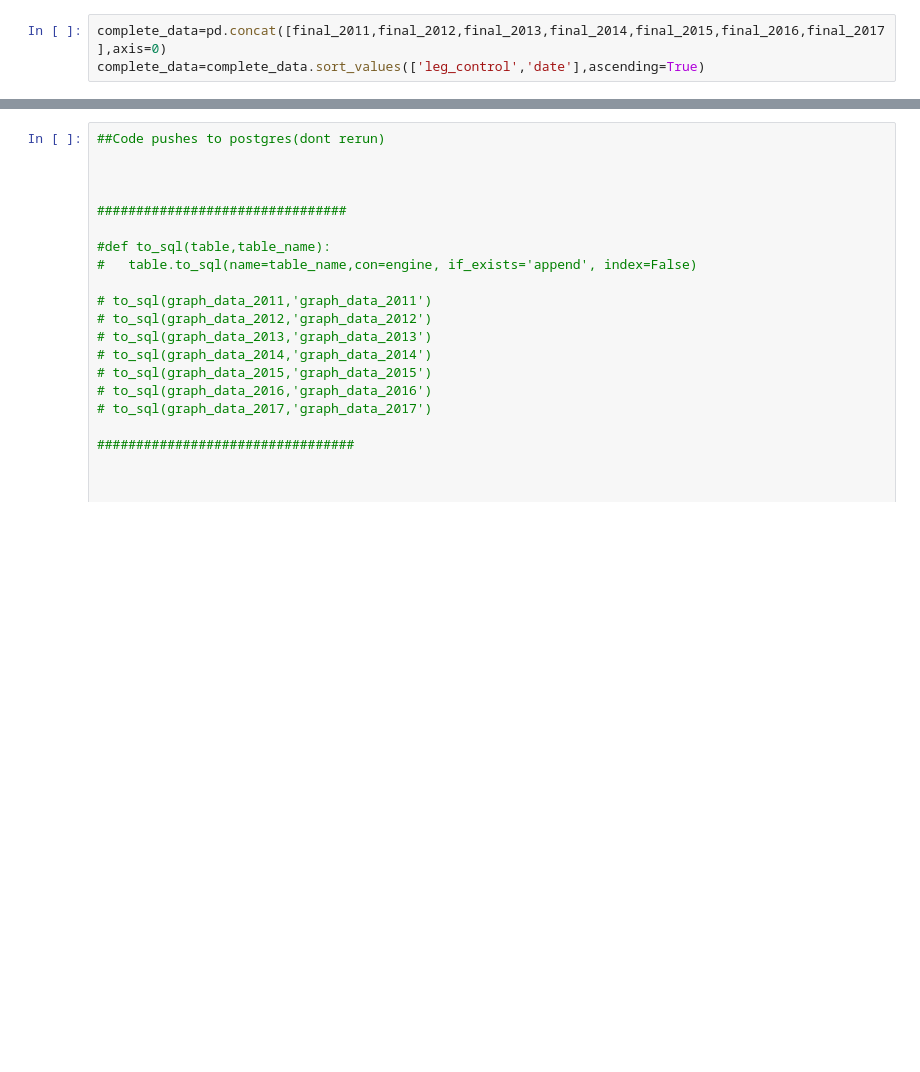
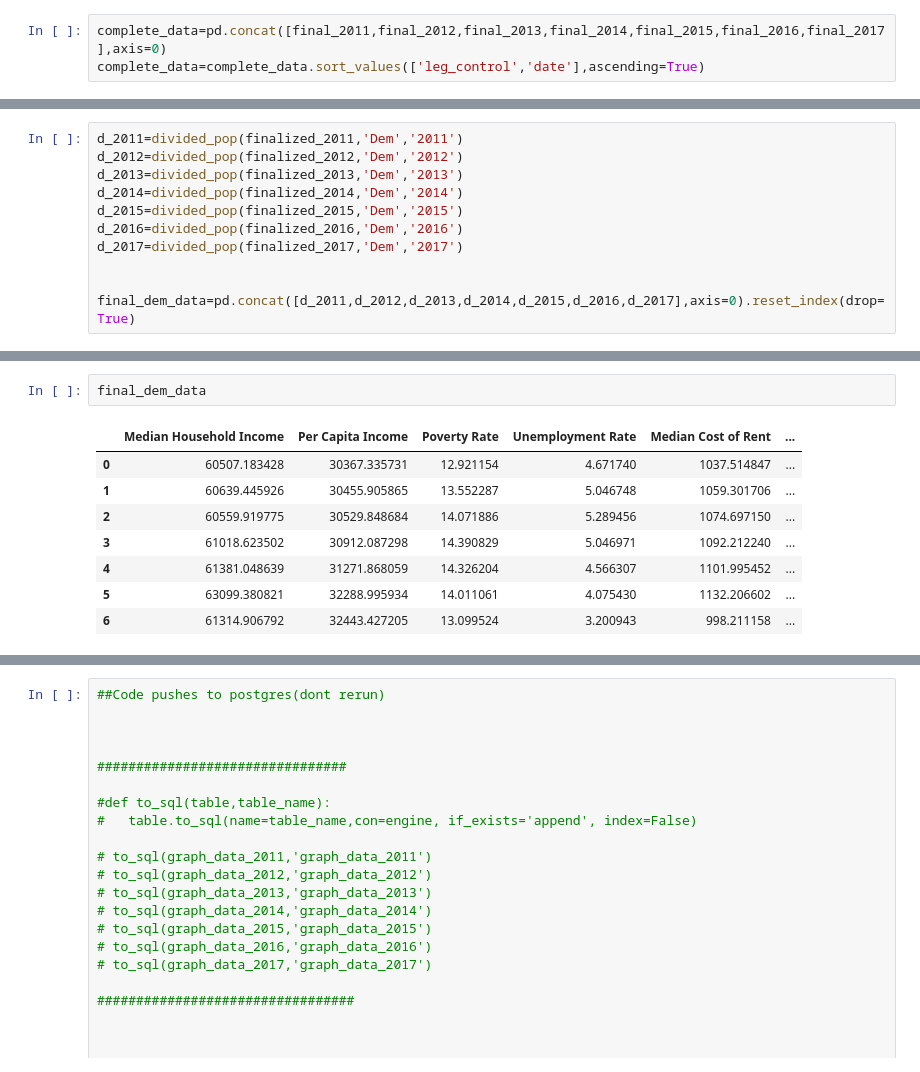
Before and after one commit to allamass95/project_2, a Jupyter notebook: jn/merging_tables.ipynb, the cells around one changed output, grey strips where cells are left out. Saved outputs shown, nothing was run; the diff lists cells and outputs as text; blank space fills up the shorter version.

```diff
--- a/jn/merging_tables.ipynb
+++ b/jn/merging_tables.ipynb
@@ -119,0 +301,11 @@ complete_data
+# %%
+d_2011=divided_pop(finalized_2011,'Dem','2011')
+d_2012=divided_pop(finalized_2012,'Dem','2012')
+d_2013=divided_pop(finalized_2013,'Dem','2013')
+d_2014=divided_pop(finalized_2014,'Dem','2014')
+d_2015=divided_pop(finalized_2015,'Dem','2015')
+d_2016=divided_pop(finalized_2016,'Dem','2016')
+d_2017=divided_pop(finalized_2017,'Dem','2017')
+
+
+final_dem_data=pd.concat([d_2011,d_2012,d_2013,d_2014,d_2015,d_2016,d_2017],axis=0).reset_index(drop=True)
@@ -119,0 +330,11 @@ complete_data
+# %%
+final_dem_data
+# %% [output]
+|  | Median Household Income | Per Capita Income | Poverty Rate | Unemployment Rate | Median Cost of Rent | ... |
+| 0 | 60507.183428 | 30367.335731 | 12.921154 | 4.671740 | 1037.514847 | ... |
+| 1 | 60639.445926 | 30455.905865 | 13.552287 | 5.046748 | 1059.301706 | ... |
+| 2 | 60559.919775 | 30529.848684 | 14.071886 | 5.289456 | 1074.697150 | ... |
+| 3 | 61018.623502 | 30912.087298 | 14.390829 | 5.046971 | 1092.212240 | ... |
+| 4 | 61381.048639 | 31271.868059 | 14.326204 | 4.566307 | 1101.995452 | ... |
+| 5 | 63099.380821 | 32288.995934 | 14.011061 | 4.075430 | 1132.206602 | ... |
+| 6 | 61314.906792 | 32443.427205 | 13.099524 | 3.200943 | 998.211158 | ... |
```
Also changed, not shown: parts of 26 cells of this notebook, 6 other files.
